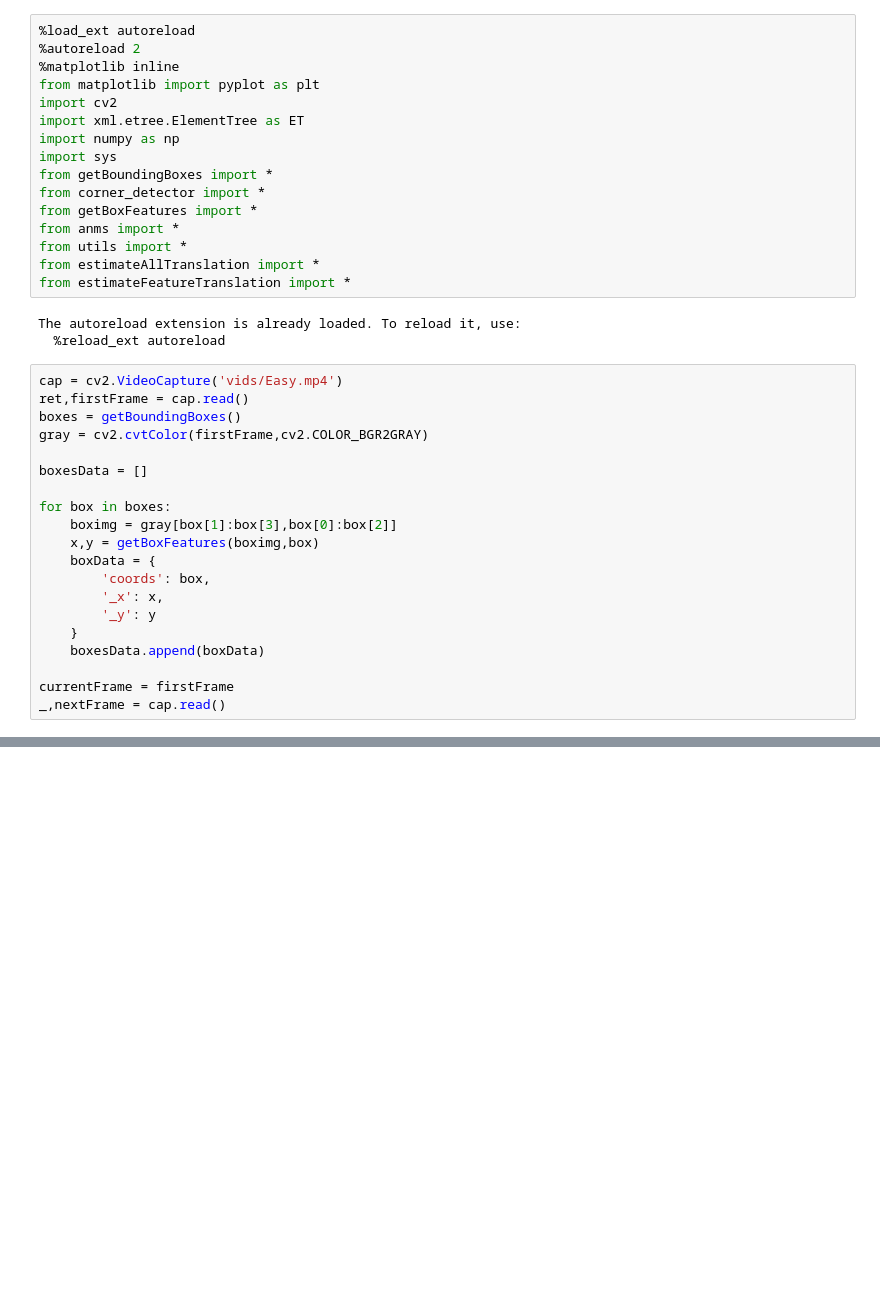
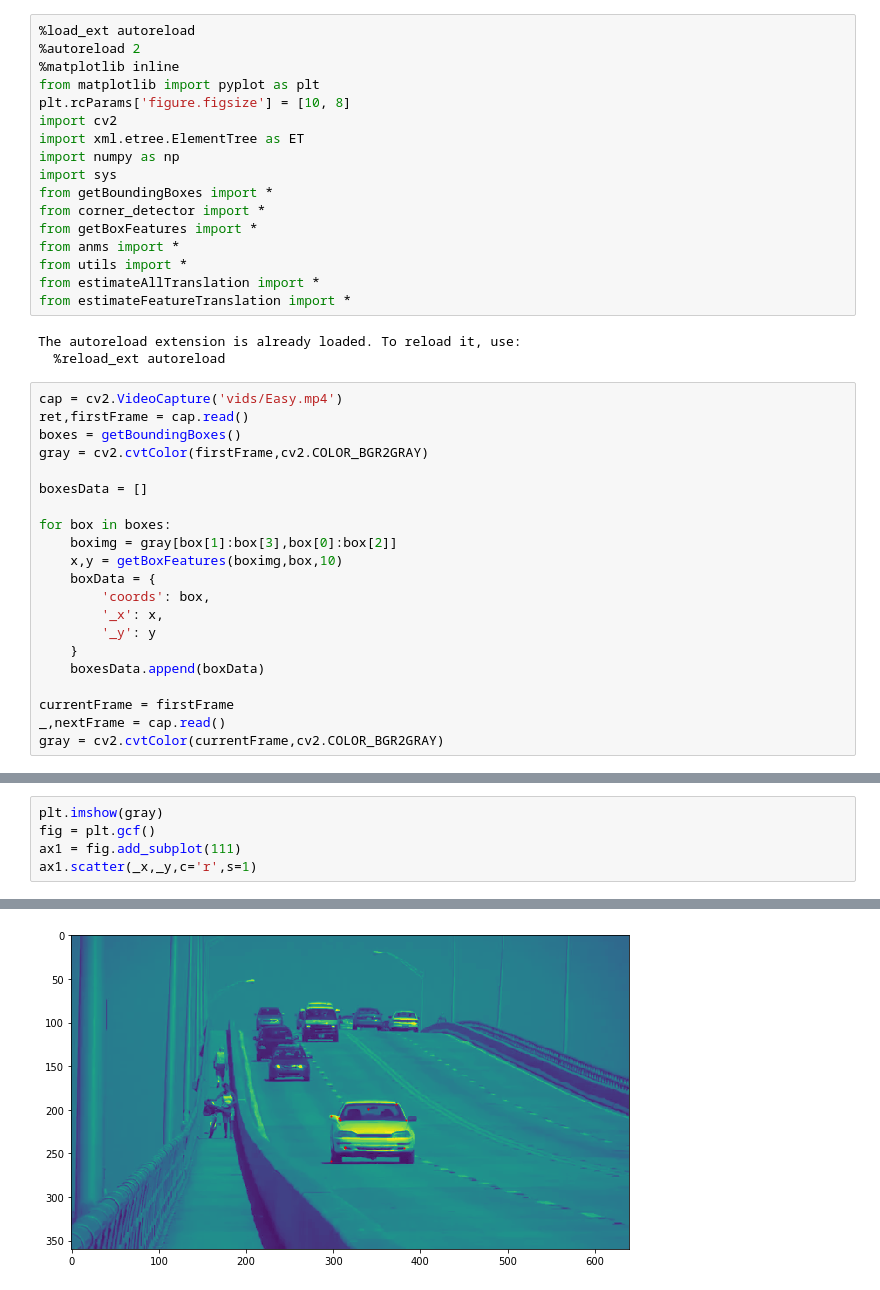
Before and after one commit to shortstheory/cis581-3b, a Jupyter notebook: Playground.ipynb, the cells around one changed output, grey strips where cells are left out. Saved outputs shown, nothing was run; the diff lists cells and outputs as text; blank space fills up the shorter version.

```diff
--- a/Playground.ipynb
+++ b/Playground.ipynb
@@ -3,6 +3,7 @@
 %autoreload 2
 %matplotlib inline
 from matplotlib import pyplot as plt
+plt.rcParams['figure.figsize'] = [10, 8]
 import cv2
 import xml.etree.ElementTree as ET
 import numpy as np
@@ -27,7 +28,7 @@ boxesData = []
 
 for box in boxes:
     boximg = gray[box[1]:box[3],box[0]:box[2]]
-    x,y = getBoxFeatures(boximg,box)
+    x,y = getBoxFeatures(boximg,box,10)
     boxData = {
         'coords': box,
         '_x': x,
@@ -37,6 +38,7 @@ for box in boxes:
 
 currentFrame = firstFrame
 _,nextFrame = cap.read()
+gray = cv2.cvtColor(currentFrame,cv2.COLOR_BGR2GRAY)
 # %%
 # Imag, Ix, Iy,Iori=findDerivatives(gray)
 # plt.imshow(Imag)
@@ -47,0 +58,6 @@ X,Y=estimateAllTranslation(_x,_y,currentFrame,nextFrame)
+# %%
+plt.imshow(gray)
+fig = plt.gcf()
+ax1 = fig.add_subplot(111)
+ax1.scatter(_x,_y,c='r',s=1)
+# %% [output]
@@ -47,0 +65 @@ X,Y=estimateAllTranslation(_x,_y,currentFrame,nextFrame)
+[figure, added]
```
Also changed, not shown: parts of 3 cells of this notebook, 2 other files.
